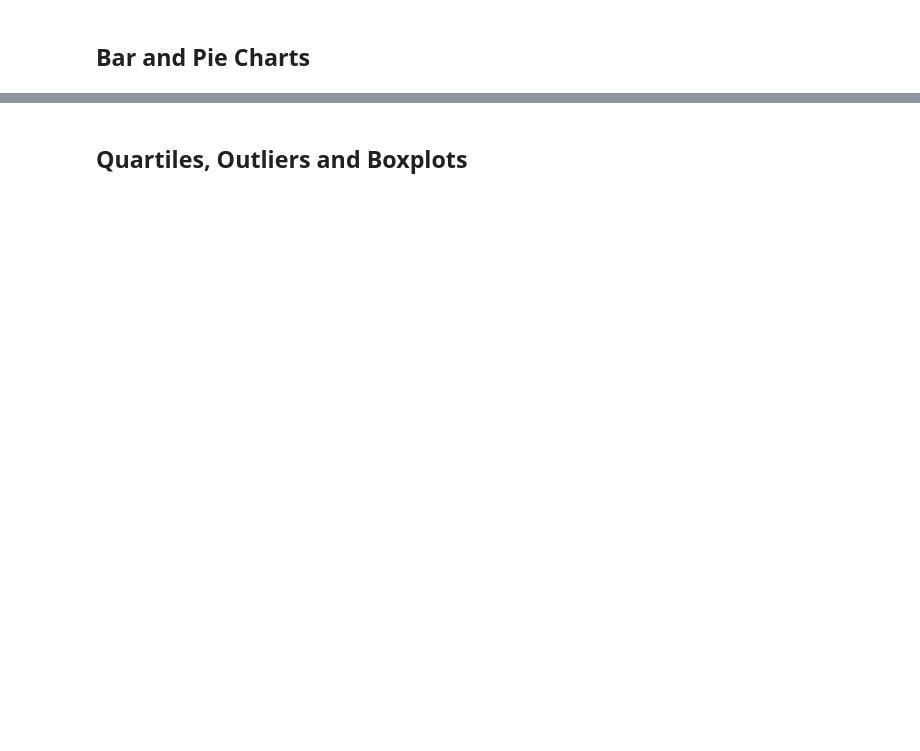
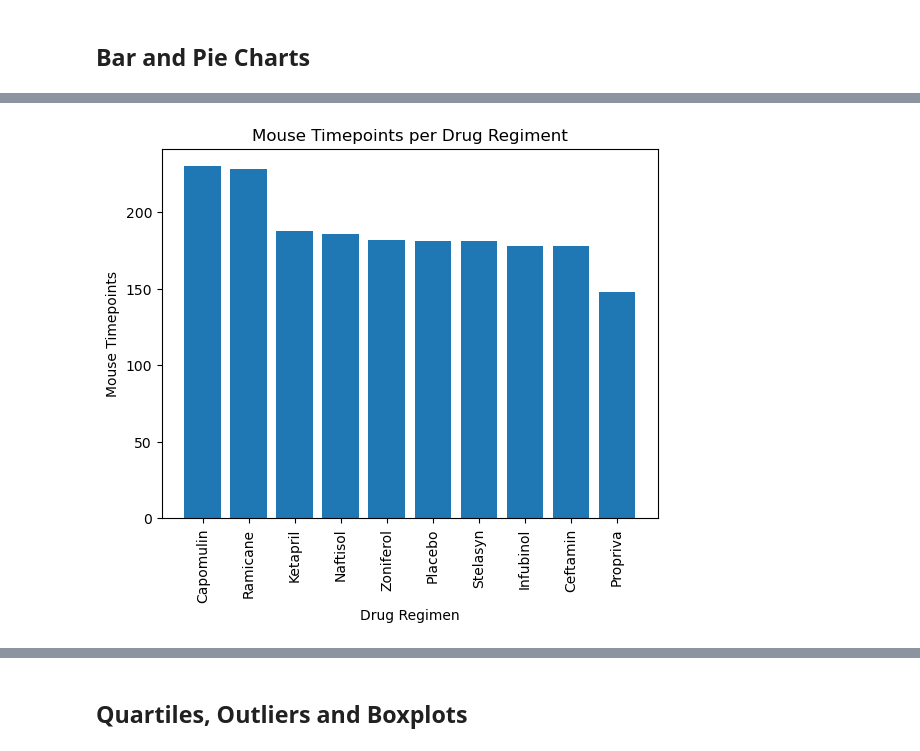
Before and after one commit to lorigirton/matplotlib-challenge, a Jupyter notebook: Pymaceuticals/pymaceuticals.ipynb, the cells around one changed output, grey strips where cells are left out. Cells and saved outputs as stored; diff of their text form; code cells hidden in the pictures; blank space fills up the shorter version.

```diff
--- a/Pymaceuticals/pymaceuticals.ipynb
+++ b/Pymaceuticals/pymaceuticals.ipynb
@@ -90,2 +142,10 @@ clean_data.head()
 # %%
-# Generate a bar plot showing the total number of rows (Mouse ID/Timepoints) for each drug regimen using Pandas.
+# Generate a bar plot showing the total number of rows (Mouse ID/Timepoints) for each drug regimen using pyplot.
+plt.bar(drug_count.index, drug_count.values, align="center")
+plt.xticks(rotation=90)
+plt.xlabel("Drug Regimen")
+plt.ylabel("Mouse Timepoints")
+plt.title("Mouse Timepoints per Drug Regiment")
+plt.show()
+# %% [output]
+[figure, added]
```
Also changed, not shown: parts of 13 cells of this notebook, 1 other file.
